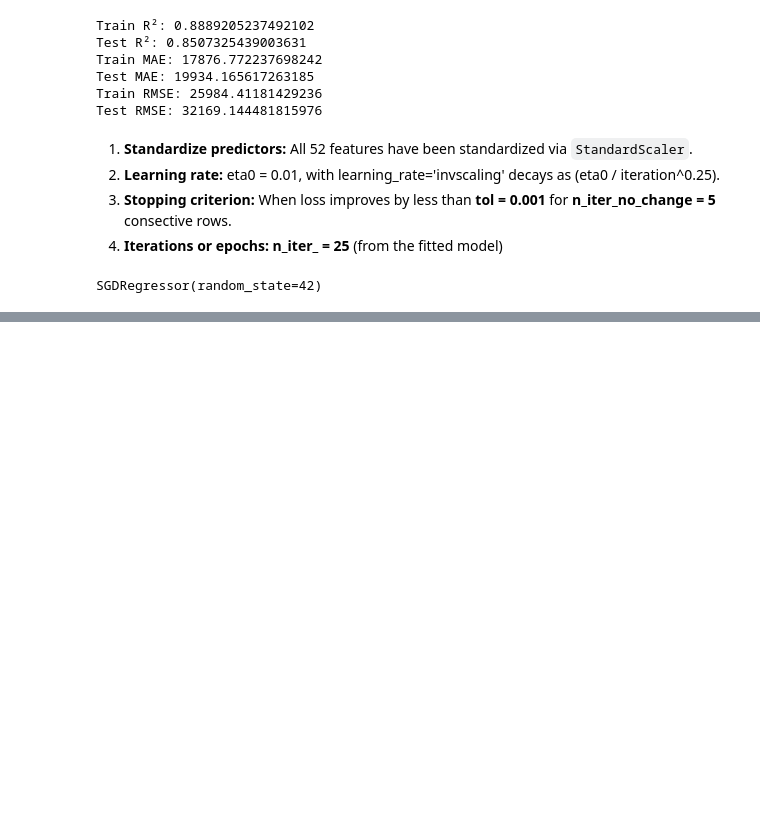
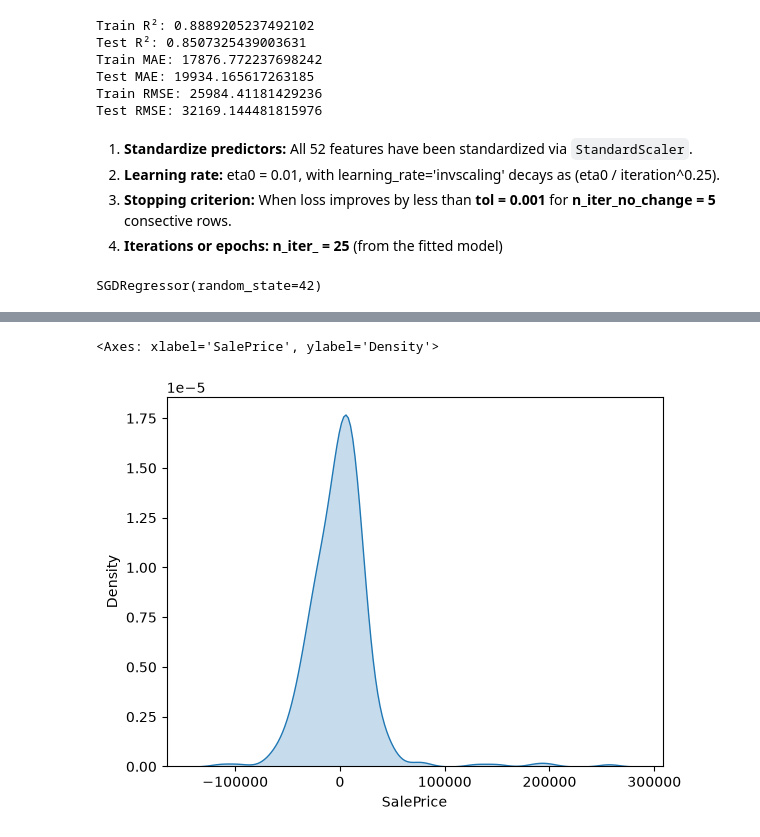
Before and after one commit to FarhanKhan1/MSAI_Machine_Learning, a Jupyter notebook: assignments_1/notebooks/q1_linear_regression.ipynb, the cells around one changed output, grey strips where cells are left out. Drawn from its saved outputs; the diff is of its cells as text; code cells hidden in the pictures; blank space fills up the shorter version.

```diff
--- a/assignments_1/notebooks/q1_linear_regression.ipynb
+++ b/assignments_1/notebooks/q1_linear_regression.ipynb
@@ -224,0 +253,5 @@ SGDRegressor(random_state=42)
+# %%
+sns.kdeplot(x=(y_test - sgd_test_preds), fill=True)
+# %% [output]
+<Axes: xlabel='SalePrice', ylabel='Density'>
+[figure, added]
```
Also changed, not shown: parts of 5 cells of this notebook.
